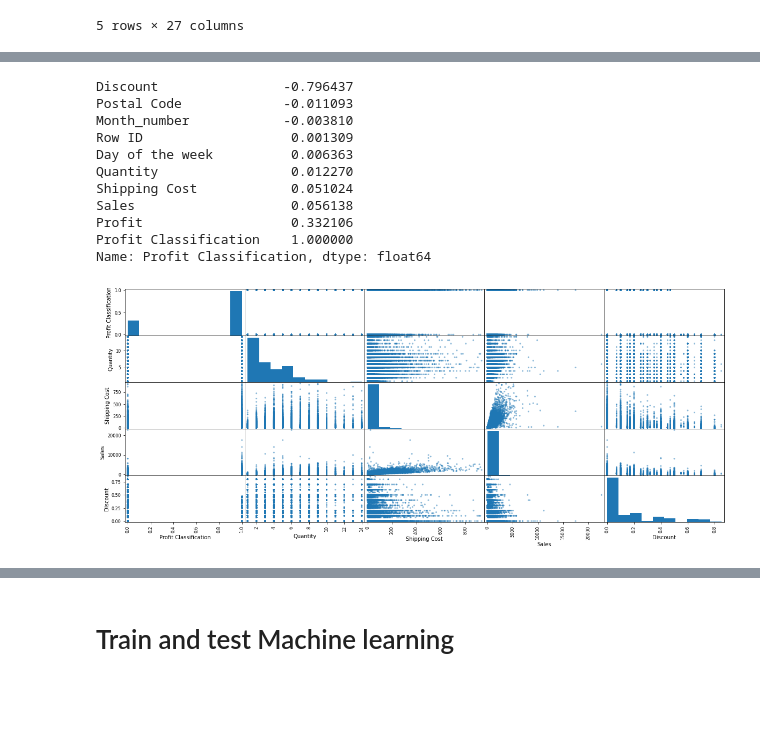
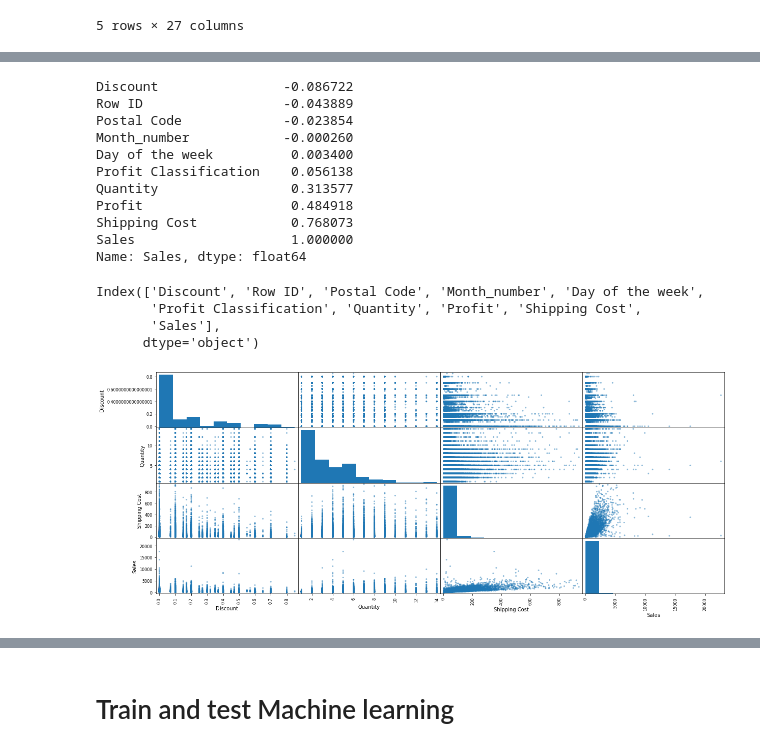
Before and after one commit to GaboRenovation/Bootcamp_final, a Jupyter notebook: Superstore_ML_Model.ipynb, the cells around one changed output, grey strips where cells are left out. Drawn from its saved outputs; the diff is of its cells as text; code cells hidden in the pictures; blank space fills up the shorter version.

```diff
--- a/Superstore_ML_Model.ipynb
+++ b/Superstore_ML_Model.ipynb
@@ -141,7 +141,7 @@ superstore_df
 51290 rows × 27 columns
 # %%
 # Order Dataframe by order date
-superstore_df=superstore_df.sort_values('Order Date')
+superstore_df=superstore_df.sort_values('Order Date',ascending=True)
 superstore_df.head()
 # %% [output]
 |  | Row ID | Order ID | Order Date | Ship Date | Ship Mode | Customer ID | Customer Name | Segment | City | ... |
@@ -272,27 +315,34 @@ superstore_ML_df.head()
 # %%
 corr_matrix=superstore_df.corr()
 # %%
-corr_matrix['Profit Classification'].sort_values()
+corr_matrix['Sales'].sort_values()
 # %% [output]
-Discount                -0.796437
-Postal Code             -0.011093
-Month_number            -0.003810
-Row ID                   0.001309
-Day of the week          0.006363
-Quantity                 0.012270
-Shipping Cost            0.051024
-Sales                    0.056138
-Profit                   0.332106
-Profit Classification    1.000000
-Name: Profit Classification, dtype: float64
+Discount                -0.086722
+Row ID                  -0.043889
+Postal Code             -0.023854
+Month_number            -0.000260
+Day of the week          0.003400
+Profit Classification    0.056138
+Quantity                 0.313577
+Profit                   0.484918
+Shipping Cost            0.768073
+Sales                    1.000000
+Name: Sales, dtype: float64
+# %%
+corr_matrix['Sales'].sort_values().index
+# %% [output]
+Index(['Discount', 'Row ID', 'Postal Code', 'Month_number', 'Day of the week',
+       'Profit Classification', 'Quantity', 'Profit', 'Shipping Cost',
+       'Sales'],
+      dtype='object')
 # %%
 from pandas.plotting import scatter_matrix
 # %%
-attributes=['Profit Classification','Quantity','Shipping Cost','Sales','Discount']
+attributes=['Discount','Quantity','Shipping Cost','Sales']
 scatter_matrix(superstore_df[attributes],figsize=(20,8))
 plt.show()
 # %% [output]
-[figure, old version]
+[figure, new version]
 # %%
 #Chose independent variables
 
```
Also changed, not shown: parts of 42 cells of this notebook.
